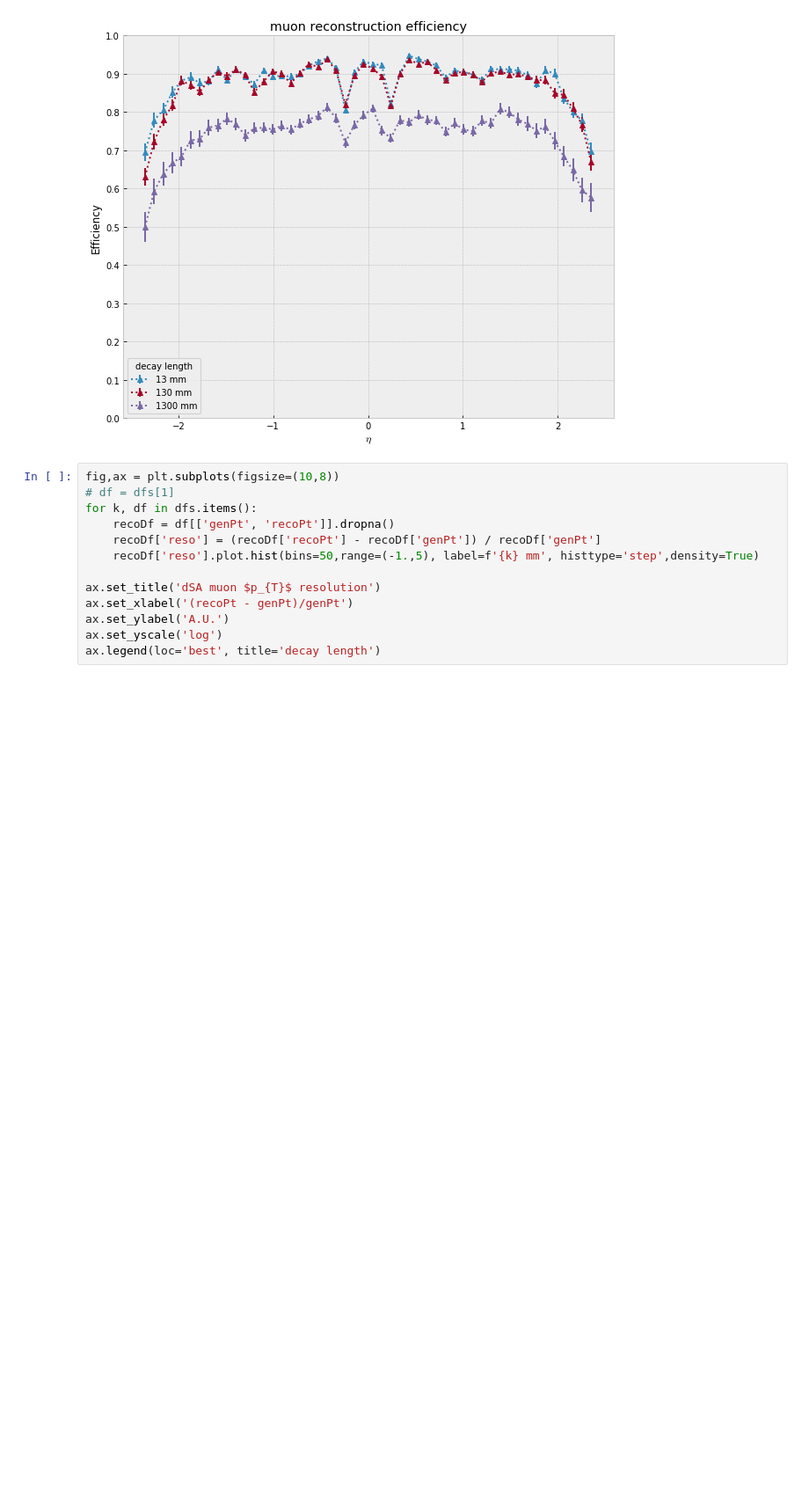
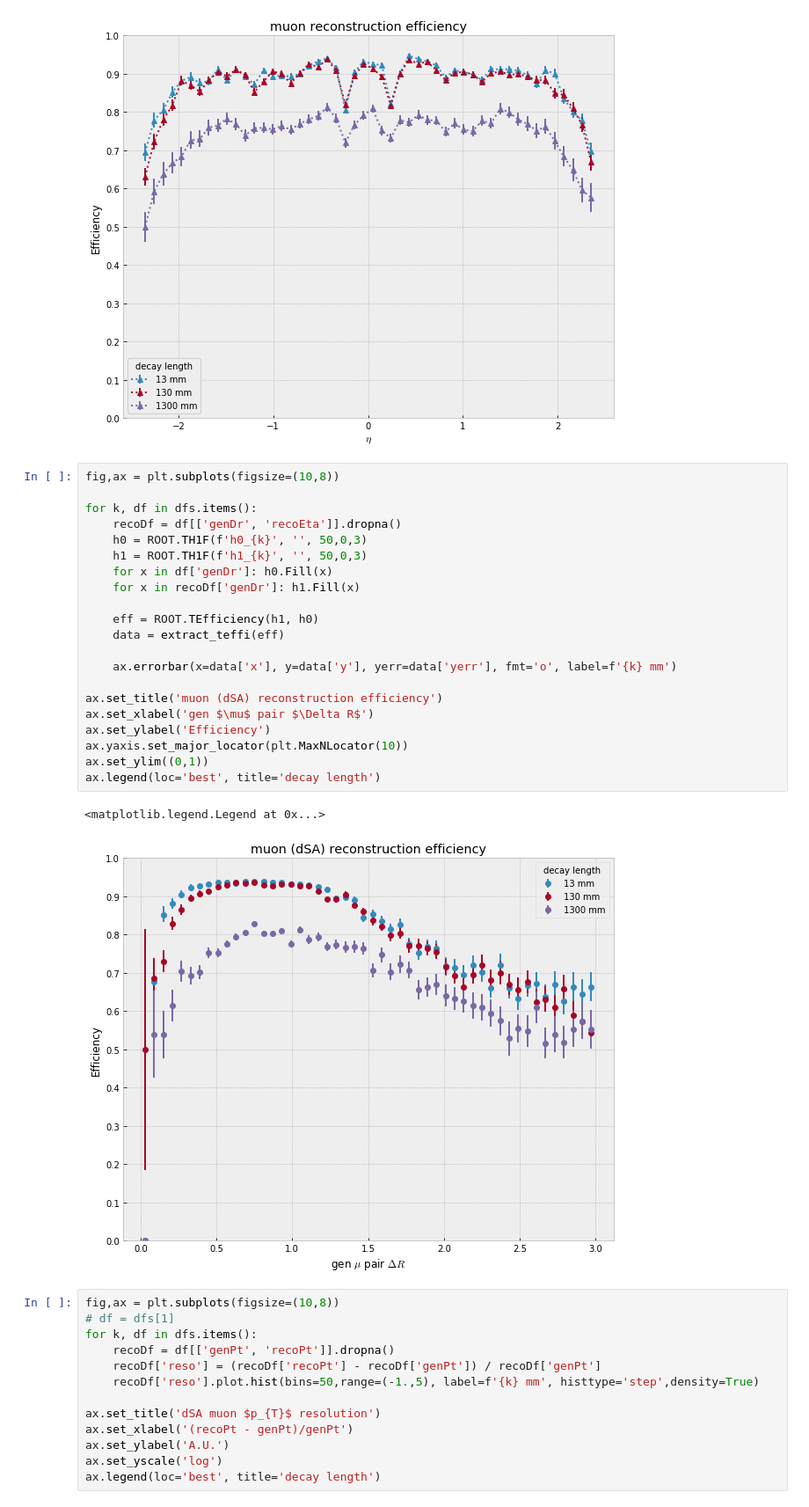
Before and after one commit to afrankenthal/FirefighterAnalysis, a Jupyter notebook: recoMuEfficiency.ipynb, the cells around one changed output. Shown at 88% size. Drawn from its saved outputs; the diff is of its cells as text; blank space fills up the shorter version.

Commit message:
efficiency vs dR

```diff
--- a/recoMuEfficiency.ipynb
+++ b/recoMuEfficiency.ipynb
@@ -136,6 +136,30 @@ ax.legend(loc='best', title='decay length')
 # %% [output]
 <matplotlib.legend.Legend at 0x...>
 [figure]
+# %%
+fig,ax = plt.subplots(figsize=(10,8))
+
+for k, df in dfs.items():
+    recoDf = df[['genDr', 'recoEta']].dropna()
+    h0 = ROOT.TH1F(f'h0_{k}', '', 50,0,3)
+    h1 = ROOT.TH1F(f'h1_{k}', '', 50,0,3)
+    for x in df['genDr']: h0.Fill(x)
+    for x in recoDf['genDr']: h1.Fill(x)
+
+    eff = ROOT.TEfficiency(h1, h0)
+    data = extract_teffi(eff)
+
+    ax.errorbar(x=data['x'], y=data['y'], yerr=data['yerr'], fmt='o', label=f'{k} mm')
+
+ax.set_title('muon (dSA) reconstruction efficiency')
+ax.set_xlabel('gen $\mu$ pair $\Delta R$')
+ax.set_ylabel('Efficiency')
+ax.yaxis.set_major_locator(plt.MaxNLocator(10))
+ax.set_ylim((0,1))
+ax.legend(loc='best', title='decay length')
+# %% [output]
+<matplotlib.legend.Legend at 0x...>
+[figure, added]
 # %%
 fig,ax = plt.subplots(figsize=(10,8))
 # df = dfs[1]
```
